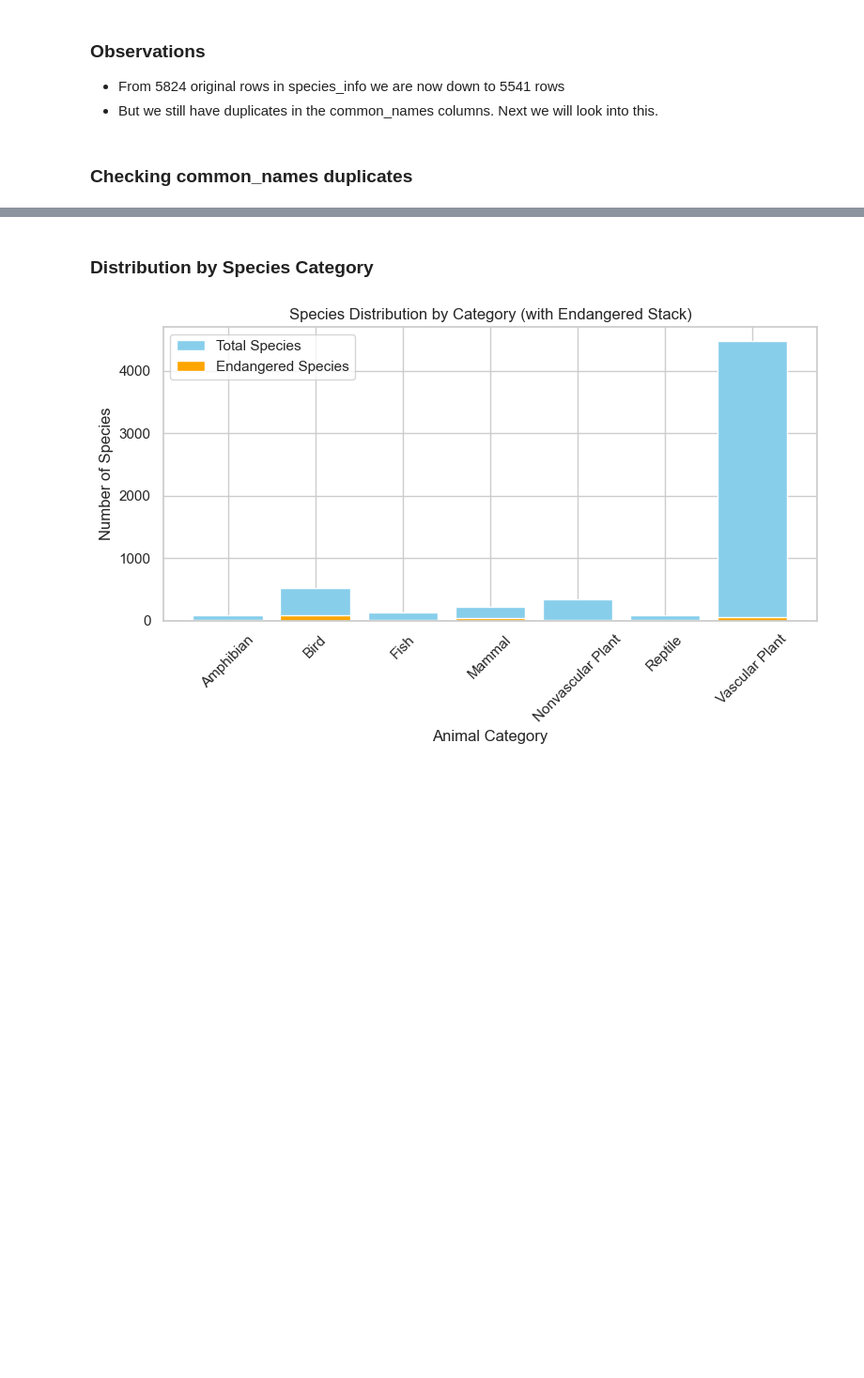
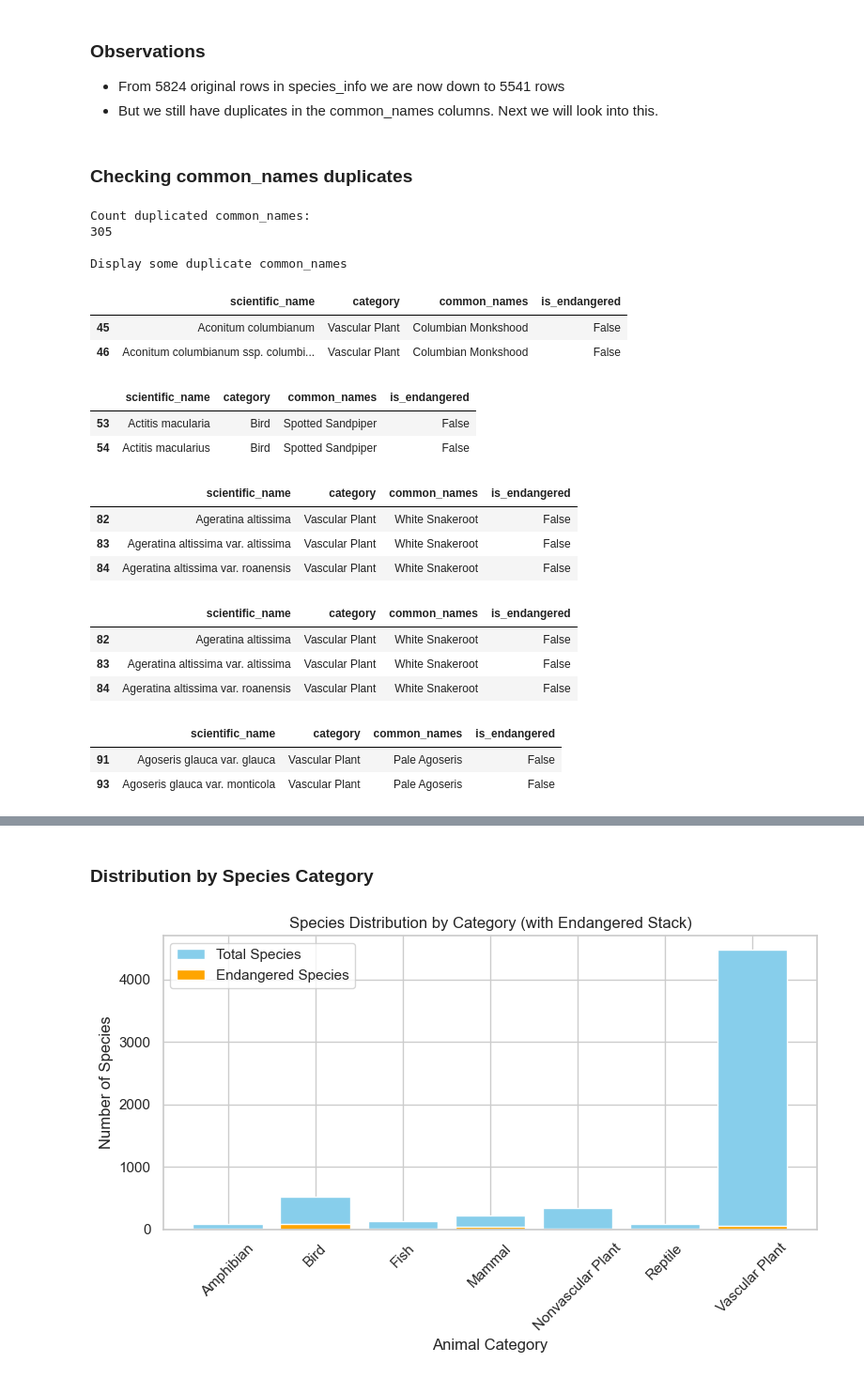
Before and after one commit to ramtob/CDC-Portfolio-0425-Biodiversity, a Jupyter notebook: biodiversity.ipynb, the cells around one changed output, grey strips where cells are left out. Shown at 94% size. Saved outputs shown, nothing was run; the diff lists cells and outputs as text; code cells hidden in the pictures; blank space fills up the shorter version.

Commit message:
Checking common_names duplicates

```diff
--- a/biodiversity.ipynb
+++ b/biodiversity.ipynb
@@ -224,3 +224,36 @@ Name: count, dtype: int64
 * But we still have duplicates in the common_names columns. Next we will look into this.
 # %% [markdown]
 ### Checking common_names duplicates
+# %%
+has_duplicates = species_info.duplicated(subset=['common_names'])
+print('Count duplicated common_names:')
+print(has_duplicates.sum())
+
+duplicates = species_info.common_names[species_info.common_names.duplicated()]
+
+# Display the first 5 duplicates
+print("\nDisplay some duplicate common_names")
+for name in duplicates[:5]:
+    display(species_info[species_info['common_names'] == name])
+# %% [output]
+Count duplicated common_names:
+305
+
+Display some duplicate common_names
+|  | scientific_name | category | common_names | is_endangered |
+| 45 | Aconitum columbianum | Vascular Plant | Columbian Monkshood | False |
+| 46 | Aconitum columbianum ssp. columbi... | Vascular Plant | Columbian Monkshood | False |
+|  | scientific_name | category | common_names | is_endangered |
+| 53 | Actitis macularia | Bird | Spotted Sandpiper | False |
+| 54 | Actitis macularius | Bird | Spotted Sandpiper | False |
+|  | scientific_name | category | common_names | is_endangered |
+| 82 | Ageratina altissima | Vascular Plant | White Snakeroot | False |
+| 83 | Ageratina altissima var. altissima | Vascular Plant | White Snakeroot | False |
+| 84 | Ageratina altissima var. roanensis | Vascular Plant | White Snakeroot | False |
+|  | scientific_name | category | common_names | is_endangered |
+| 82 | Ageratina altissima | Vascular Plant | White Snakeroot | False |
+| 83 | Ageratina altissima var. altissima | Vascular Plant | White Snakeroot | False |
+| 84 | Ageratina altissima var. roanensis | Vascular Plant | White Snakeroot | False |
+|  | scientific_name | category | common_names | is_endangered |
+| 91 | Agoseris glauca var. glauca | Vascular Plant | Pale Agoseris | False |
+| 93 | Agoseris glauca var. monticola | Vascular Plant | Pale Agoseris | False |
```
Also changed, not shown: parts of 1 cell of this notebook.
